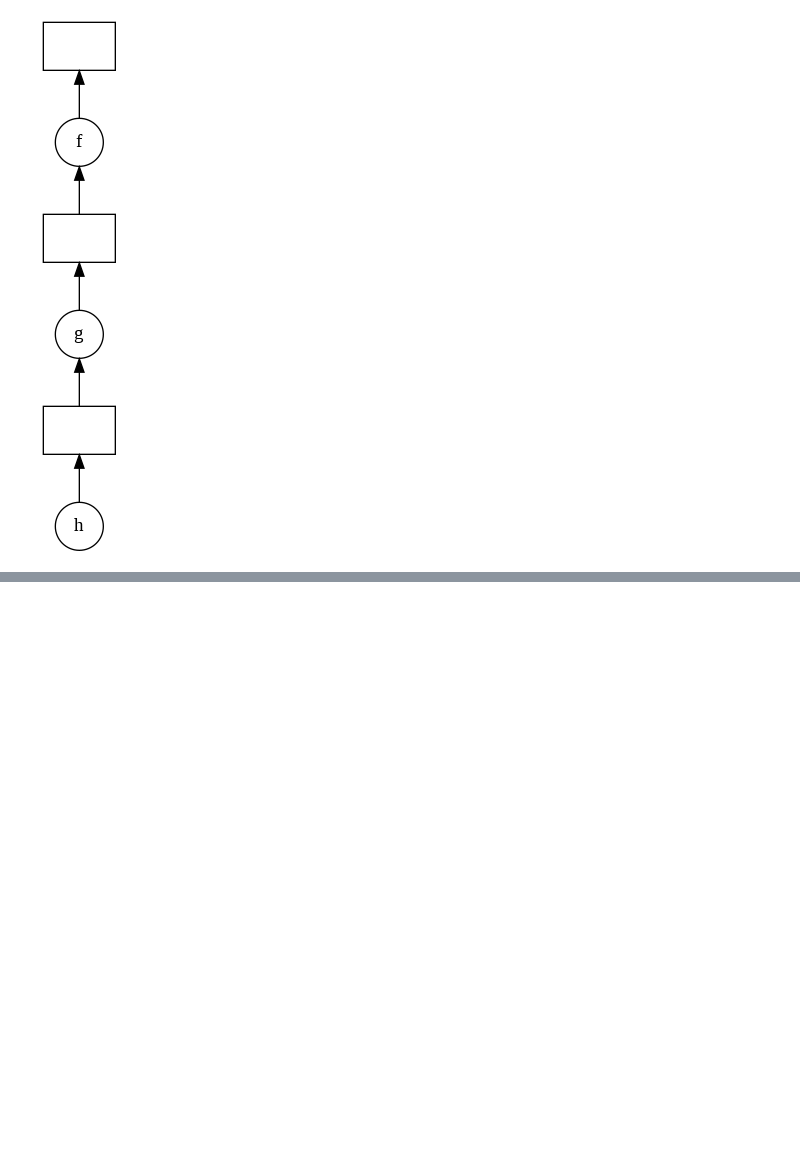
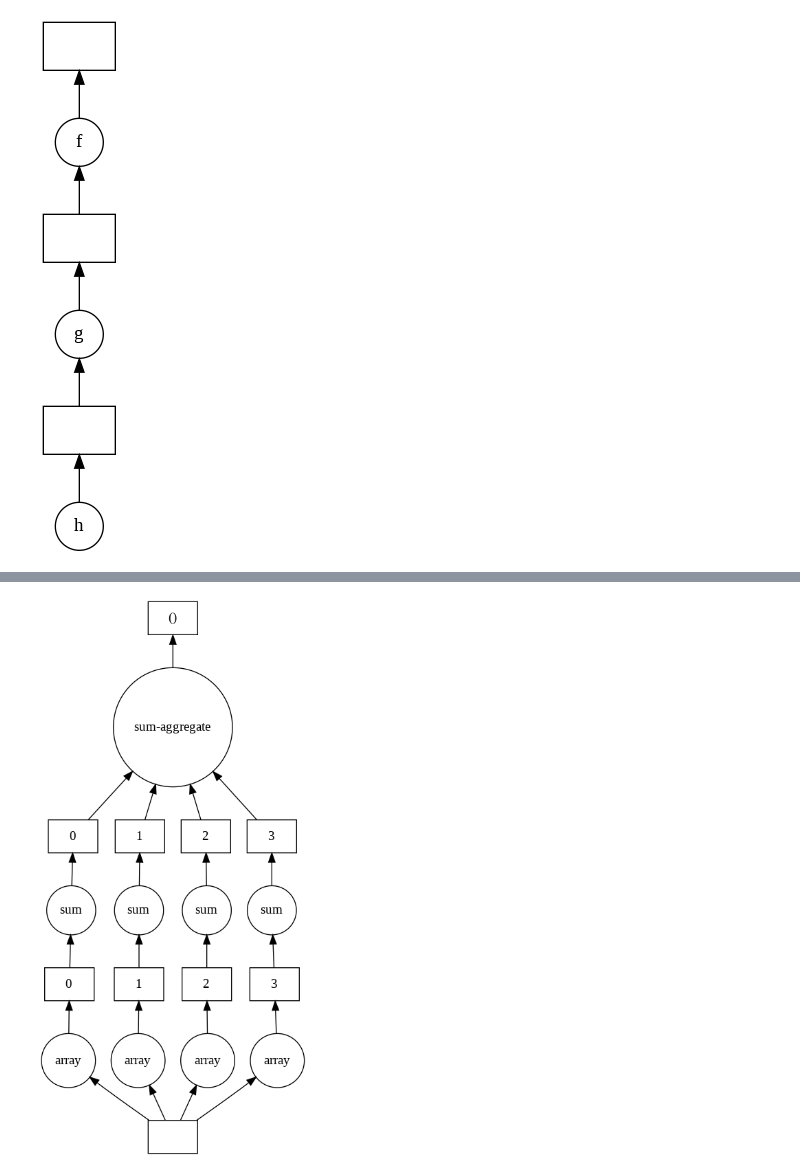
Before and after one commit to leocamus/dask_tutorial, a Jupyter notebook: dask_playgroung.ipynb, the cells around one changed output, grey strips where cells are left out. Saved outputs shown, nothing was run; the diff lists cells and outputs as text; code cells hidden in the pictures; blank space fills up the shorter version.

```diff
--- a/dask_playgroung.ipynb
+++ b/dask_playgroung.ipynb
@@ -35,0 +88,6 @@ w.visualize()
+# %%
+a = np.random.rand(10000)
+# %%
+a_dask = da.from_array(a, chunks=len(a) // 4)
+# %%
+result = a_dask.sum()
@@ -35,0 +98,4 @@ w.visualize()
+# %%
+result.visualize(filename='example_3.png')
+# %% [output]
+[figure, added]
```
Also changed, not shown: parts of 28 cells of this notebook, 7 other files.
